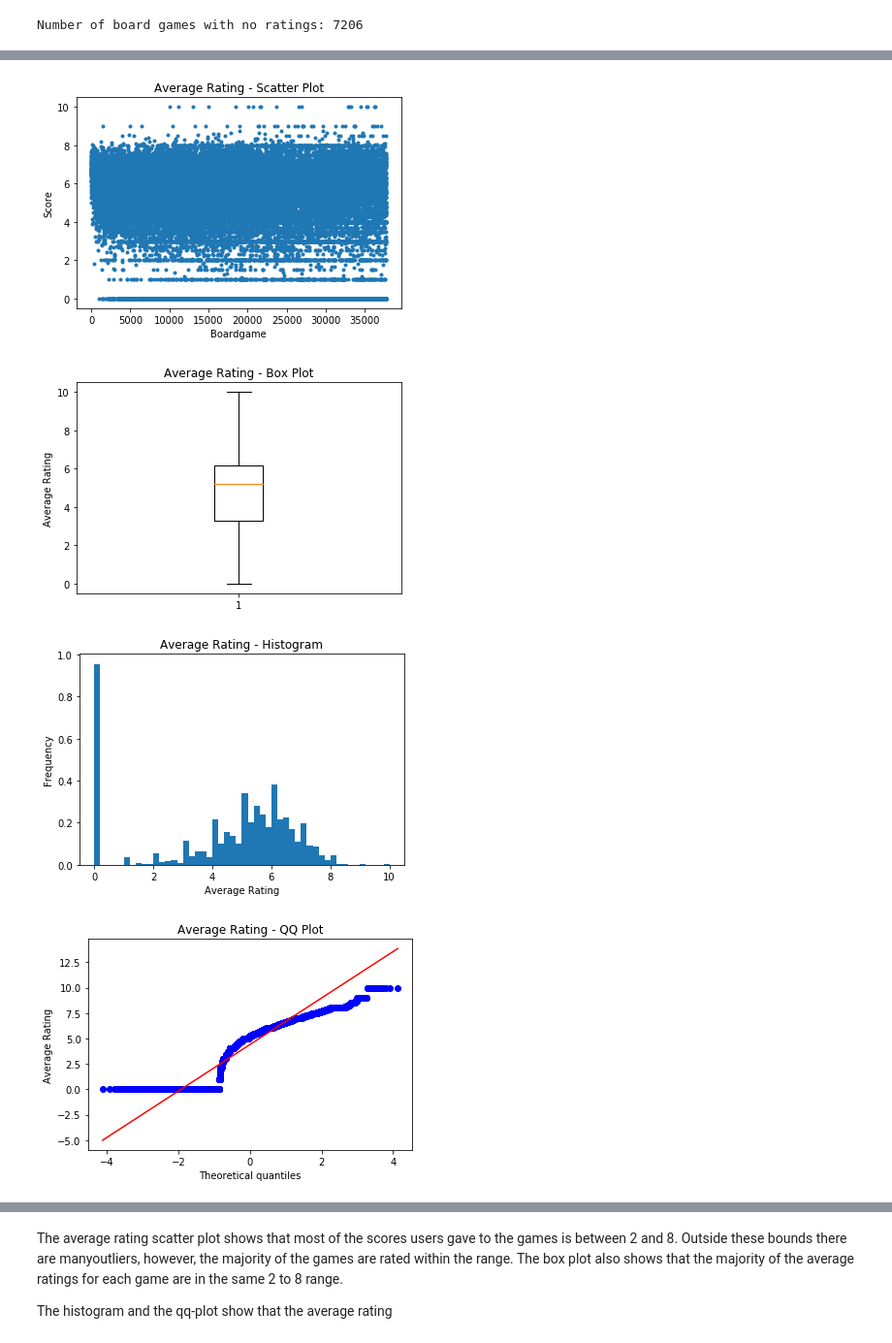
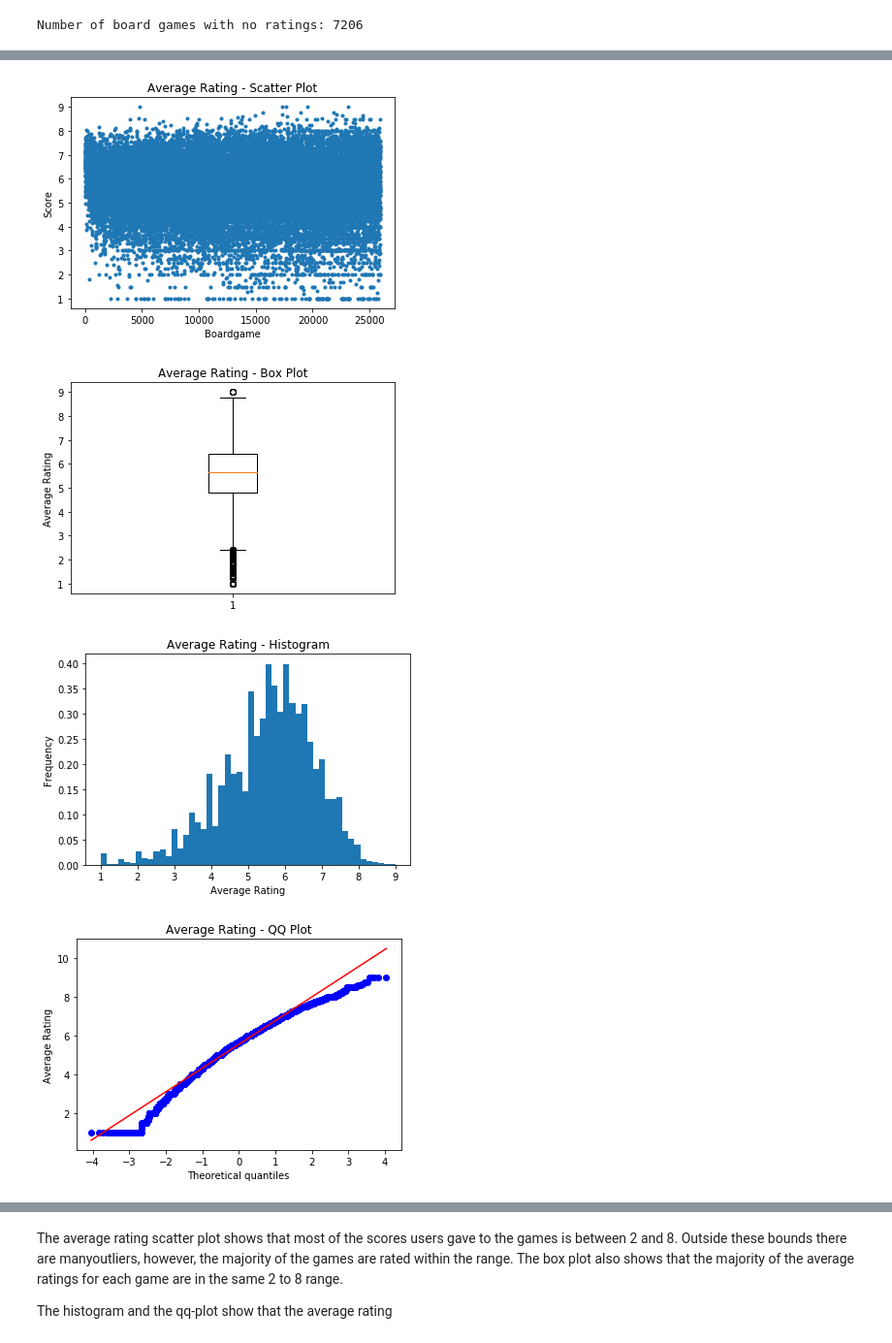
Before and after one commit to cisco3775/Board-Game-Geeks-Recommender-System, a Jupyter notebook: BoardGameGeek Recommender System.ipynb, the cells around one changed output, grey strips where cells are left out. Shown at 97% size. Cells and saved outputs as stored; diff of their text form; code cells hidden in the pictures.

```diff
--- a/BoardGameGeek Recommender System.ipynb
+++ b/BoardGameGeek Recommender System.ipynb
@@ -398,0 +384,21 @@ Mean number of ratings: 223.182
+# %%
+# Removing board games with zero ratings so they don't skew the mean of rated games
+board_game_df_AvgRating_NonZero = board_game_df[board_game_df['average rating'] > 0]
+
+# Removing board games that have less than 2 ratings
+board_game_df_NumRatings_2 = board_game_df[board_game_df['number of ratings'] > 1]
+
+# Removing board games that have less than 3 ratings
+board_game_df_NumRatings_3 = board_game_df[board_game_df['number of ratings'] > 2]
+
+# Removing board games that have less than 4 ratings
+board_game_df_NumRatings_4 = board_game_df[board_game_df['number of ratings'] > 3]
+
+# Removing board games that have less than 5 ratings
+board_game_df_NumRatings_5 = board_game_df[board_game_df['number of ratings'] > 4]
+
+# Removing board games that have less than 10 ratings
+board_game_df_NumRatings_10 = board_game_df[board_game_df['number of ratings'] > 9]
+
+# Removing board games that have less than 30 ratings
+board_game_df_NumRatings_30 = board_game_df[board_game_df['number of ratings'] > 29]
@@ -399,33 +451,33 @@ Mean number of ratings: 223.182
 # %%
-y = np.array(board_game_df['average rating'])
+y = np.array(board_game_df_NumRatings_2['average rating'])
 
 # scatter plot
 plt.plot(y, marker='.', linestyle='none')
 plt.title('Average Rating - Scatter Plot')
 plt.xlabel('Boardgame')
 plt.ylabel('Score')
 plt.show()
 
 # boxplot
 plt.boxplot(y)
 plt.title('Average Rating - Box Plot')
 plt.ylabel('Average Rating')
 plt.show()
 
 # histogram
 plt.hist(y, normed=True, bins = 50)
 plt.title('Average Rating - Histogram')
 plt.xlabel('Average Rating')
 plt.ylabel('Frequency')
 plt.show()
 
 # qq-plot
 stats.probplot(y, dist="norm", plot=pylab)
 plt.title('Average Rating - QQ Plot')
 plt.ylabel('Average Rating')
 pylab.show()
 # %% [output]
-[figure, old version]
+[figure, new version]
-[figure, old version]
+[figure, new version]
-[figure, old version]
+[figure, new version]
-[figure, old version]
+[figure, new version]
```
Also changed, not shown: parts of 10 cells of this notebook.
